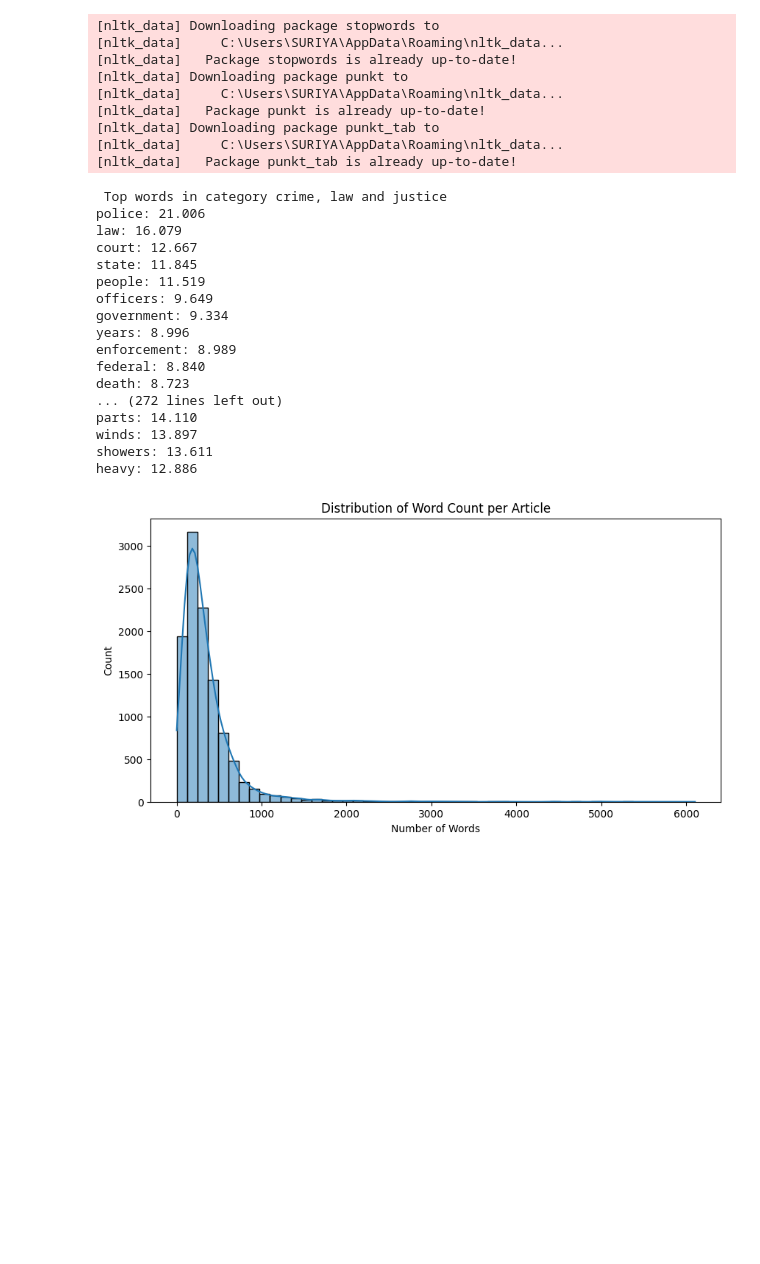
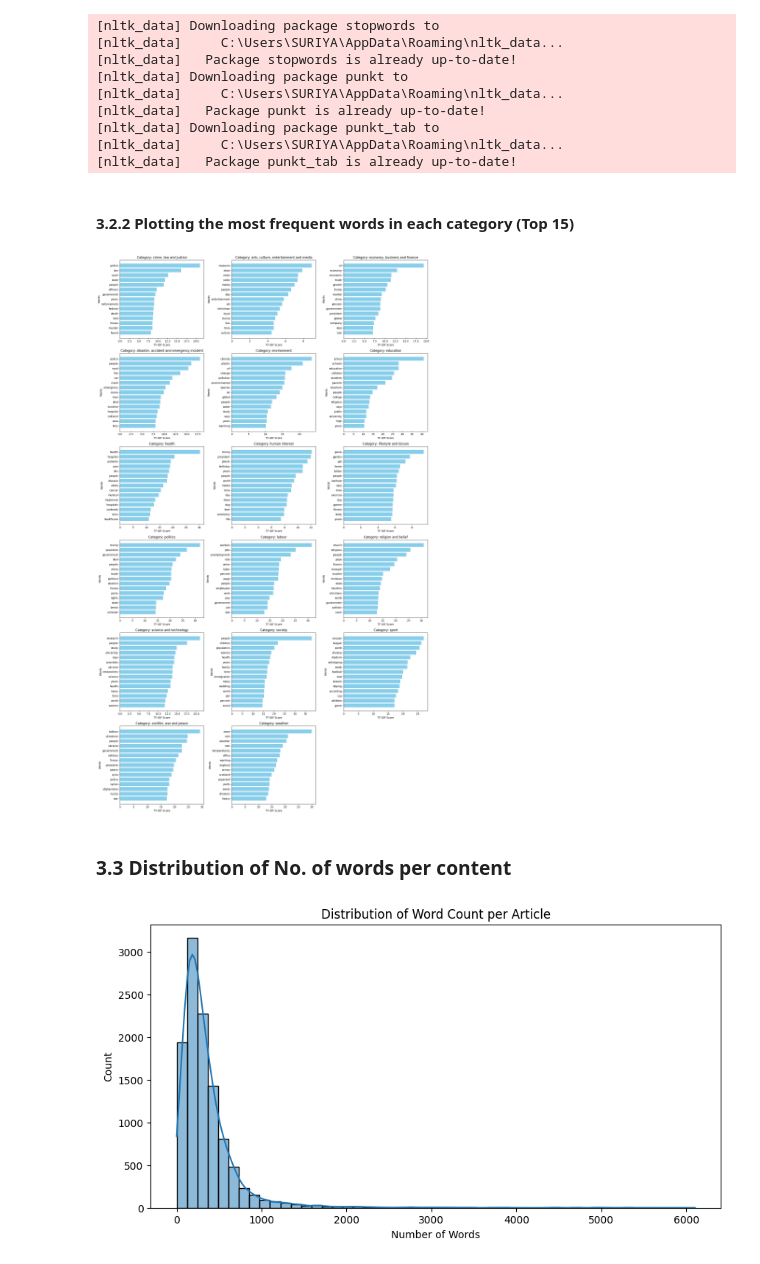
Before and after one commit to suriyasureshok/News_recommender_system, a Jupyter notebook: analysis/EDA.ipynb, the cells around one changed output. Cells and saved outputs as stored; diff of their text form; code cells hidden in the pictures; blank space fills up the shorter version.

```diff
--- a/analysis/EDA.ipynb
+++ b/analysis/EDA.ipynb
@@ -156,29 +200,40 @@ def top_tfidf_words_per_category(df, category_col, text_col, top_n=15):
     return tfidf_results
 # %%
 tfidf_keywords = top_tfidf_words_per_category(df, 'category_level_1', 'cleaned_text')
+# %% [markdown]
+#### 3.2.2 Plotting the most frequent words in each category (Top 15)
 # %%
-for catgeory,words in tfidf_keywords.items():
-    print(f"\n Top words in category {catgeory}")
-    for word,score in words:
-        print(f"{word}: {score:.3f}")
+import math
+
+def plot_tfidf_subplots(tfidf_keywords, top_n=10, cols=2):
+    categories = list(tfidf_keywords.keys())
+    total = len(categories)
+    rows = math.ceil(total / cols)
+
+    fig, axes = plt.subplots(rows, cols, figsize=(cols * 6, rows * 5))
+    axes = axes.flatten()
+
+    for i, category in enumerate(categories):
+        top_words = tfidf_keywords[category][:top_n]
+        words_list, scores = zip(*top_words)
+
+        axes[i].barh(words_list[::-1], scores[::-1], color='skyblue')
+        axes[i].set_title(f"Category: {category}", fontsize=12)
+        axes[i].set_xlabel("TF-IDF Score")
+        axes[i].set_ylabel("Words")
+        axes[i].tick_params(axis='both', labelsize=10)
+
+    for j in range(i + 1, len(axes)):
+        fig.delaxes(axes[j])
+
+    plt.tight_layout()
+    plt.show()
-# %% [output]
- Top words in category crime, law and justice
-police: 21.006
-law: 16.079
-court: 12.667
-state: 11.845
-people: 11.519
-officers: 9.649
-government: 9.334
-years: 8.996
-enforcement: 8.989
-federal: 8.840
-death: 8.723
-... (272 lines left out)
-parts: 14.110
-winds: 13.897
-showers: 13.611
-heavy: 12.886
+# %%
+plot_tfidf_subplots(tfidf_keywords, top_n=15, cols=3)
+# %% [output]
+[figure, added]
+# %% [markdown]
+### 3.3 Distribution of No. of words per content
 # %%
 df['text_length'] = df['cleaned_text'].apply(lambda x: len(x.split()))
 
```
Also changed, not shown: parts of 15 cells of this notebook.
